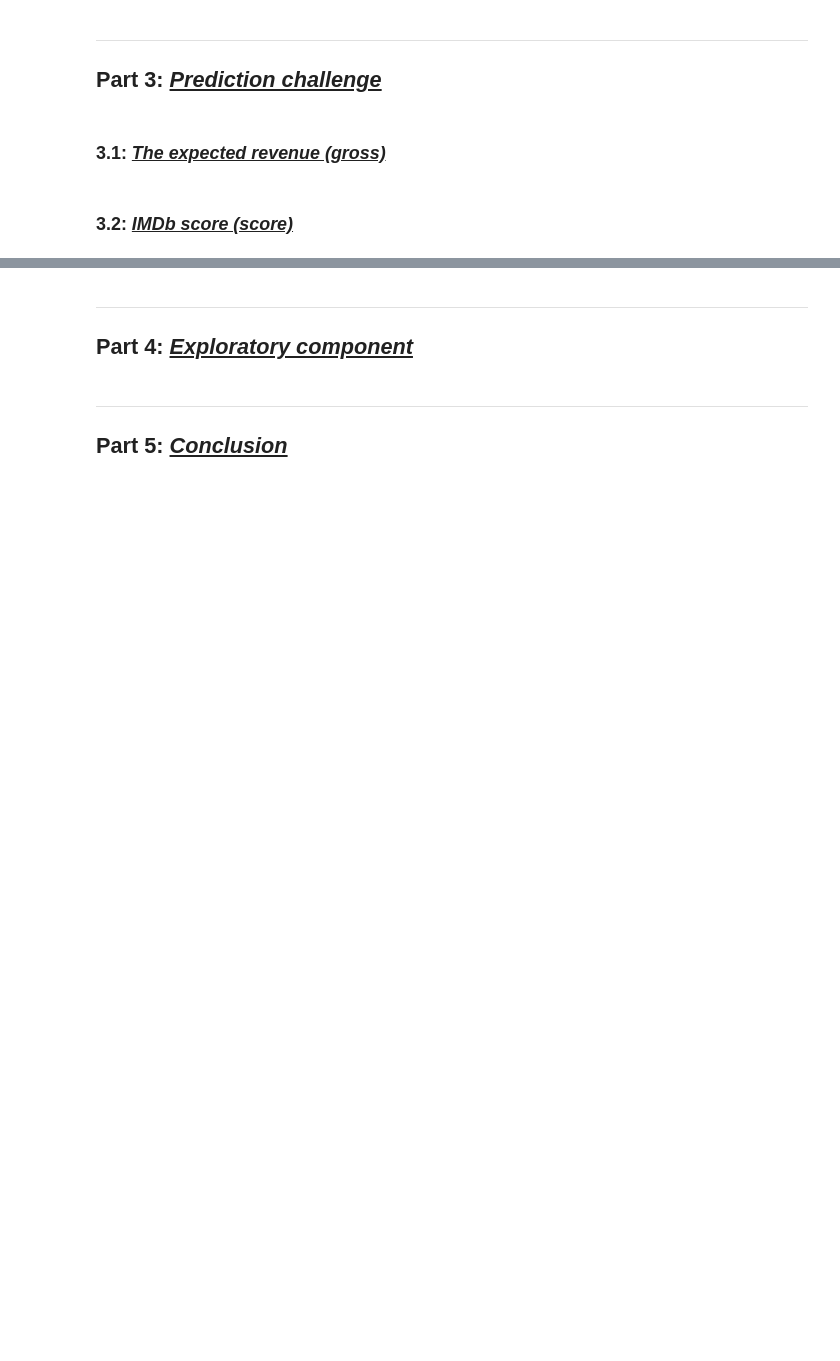
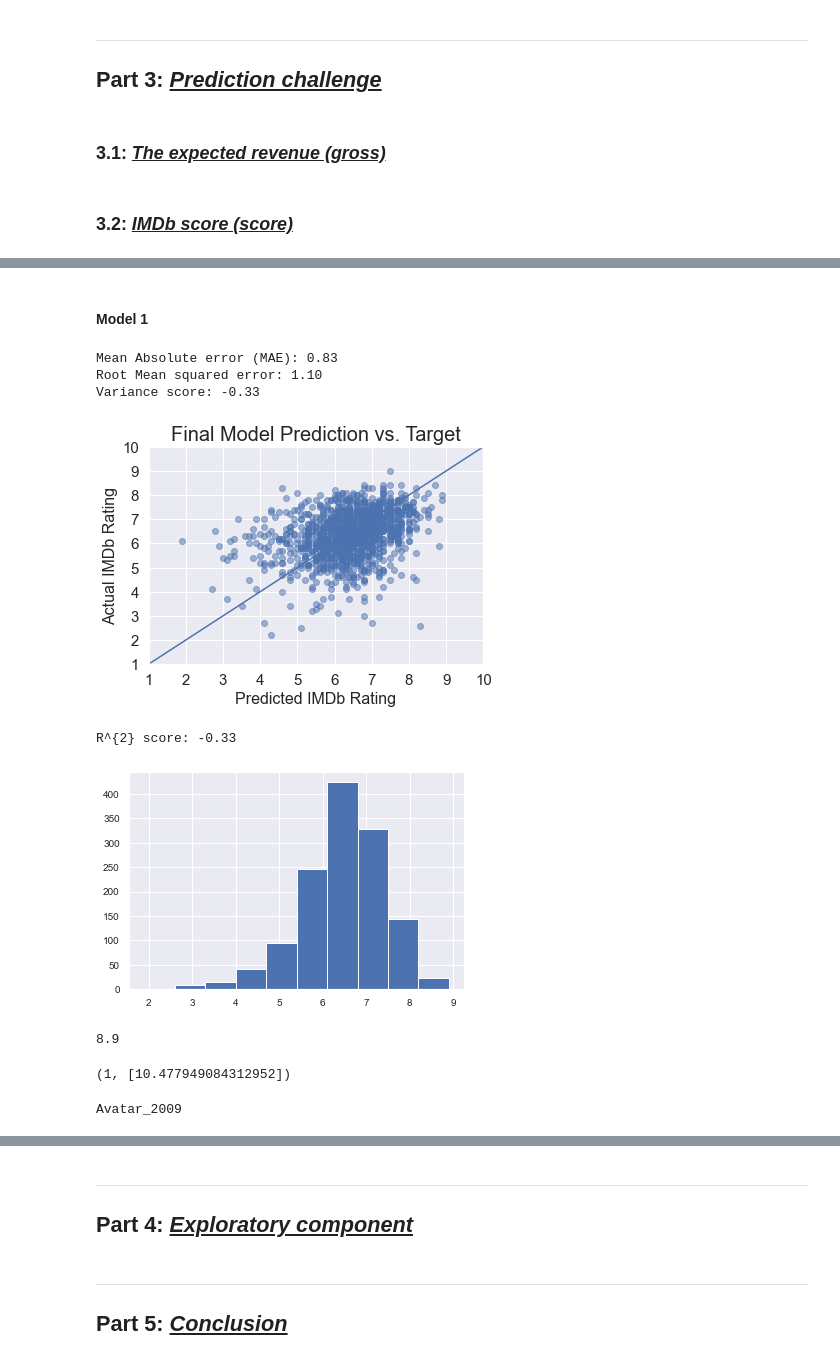
Before and after one commit to hanlululu/42577-BA-project-, a Jupyter notebook: Project_imbd-1.ipynb, the cells around one changed output, grey strips where cells are left out. Cells and saved outputs as stored; diff of their text form; code cells hidden in the pictures; blank space fills up the shorter version.

```diff
--- a/Project_imbd-1.ipynb
+++ b/Project_imbd-1.ipynb
@@ -89,0 +245,2 @@ train
+# %% [markdown]
+#### Model 1
@@ -89,0 +252,50 @@ train
+# %%
+#def evaluation(x_train, y_train, x_test, y_test, model):
+
+def my_plot(regr, x, y, xlab="x", ylab="y", size=0.1):
+
+    # The coefficients
+    #print('Coefficients: \n', regr.coef_)
+    # The mean absolute error
+    print("Mean Absolute error (MAE): %.2f"% np.mean(abs(regr.predict(x) - y)))
+    # The mean squared error
+    print("Root Mean squared error: %.2f"
+          % np.sqrt(np.mean((regr.predict(x) - y) ** 2)))
+    # Explained variance score: 1 is perfect prediction
+    print('Variance score: %.2f' % regr.score(x, y))
+
+    y_pred = regr.predict(x)
+
+
+    # Plot outputs
+    plt.scatter(y_pred, y, alpha=.5)
+    plt.plot(np.linspace(0,10), np.linspace(0,10))
+    plt.title('Final Model Prediction vs. Target',fontdict = {'fontsize' : 20})
+    plt.xlabel('Predicted IMDb Rating',fontdict = {'fontsize' : 16})
+    plt.ylabel('Actual IMDb Rating',fontdict = {'fontsize' : 16})
+    plt.xticks(fontsize=15)
+    plt.yticks(fontsize=15)
+    plt.axis([1,10,1,10])
+    plt.show()
+
+    # R2 score
+    print('R^{2} score: %.2f' % r2_score(y, y_pred))
+
+    plt.hist(y_pred)
+    plt.show()
+    print(max(y_pred))
+
+    plt.show()
+# %%
+regr=tree.DecisionTreeRegressor()
+regr.fit(x_train, y_train)
+y_pred = regr.predict(x_test)
+my_plot(regr, x_test, y_test)
+# %% [output]
+Mean Absolute error (MAE): 0.83
+Root Mean squared error: 1.10
+Variance score: -0.33
+[figure, added]
+R^{2} score: -0.33
+[figure, added]
+8.9
@@ -89,0 +318,12 @@ train
+# %%
+out = [x for x in y_pred if x >10]
+len([x for x in y_pred if x >10]), out
+# %% [output]
+(1, [10.477949084312952])
+# %%
+movie_title_test.reset_index(drop=True, inplace=True)
+for i in out:
+    index_out = list(y_pred).index(i)
+    print(movie_title_test[index_out])
+# %% [output]
+Avatar_2009
```
Also changed, not shown: parts of 31 cells of this notebook, 2 other files.
